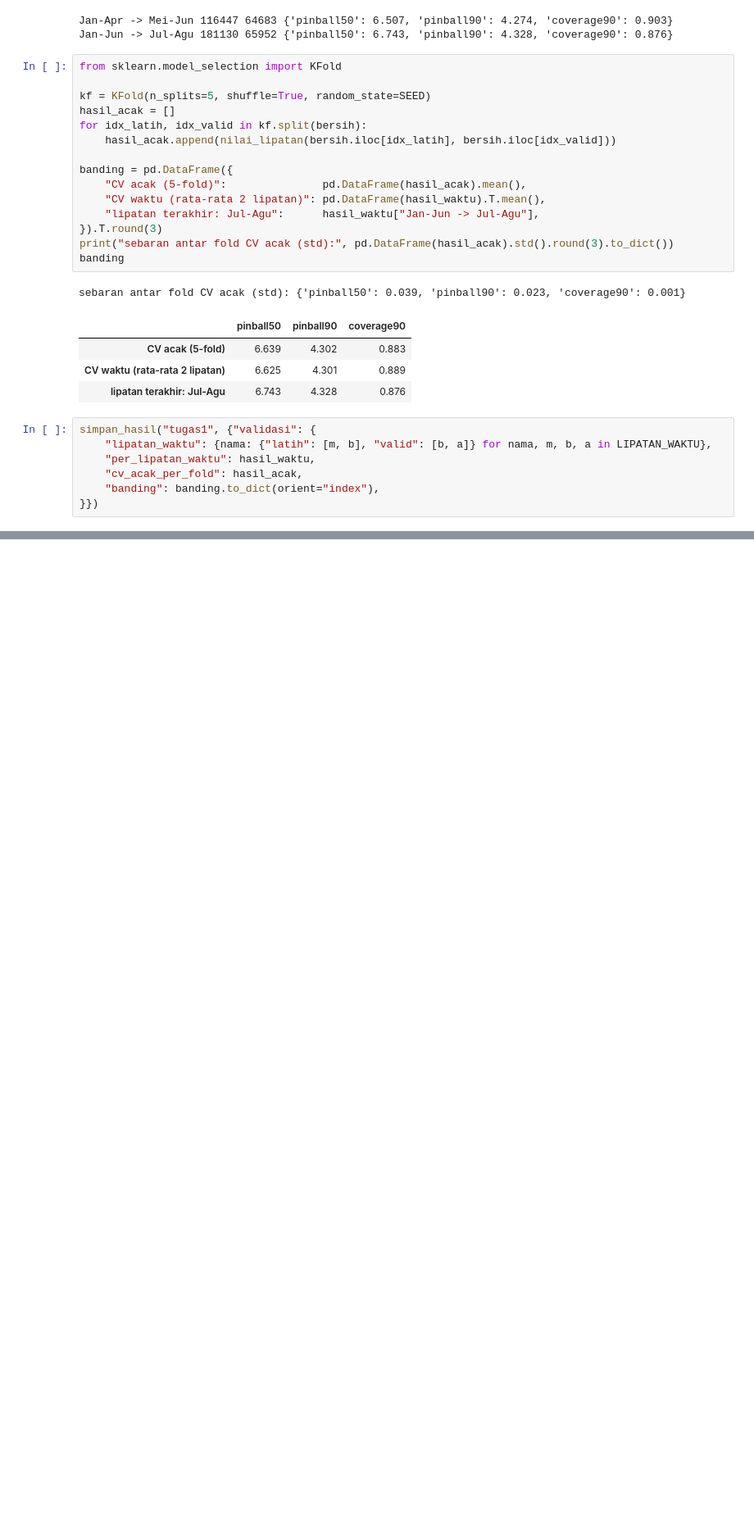
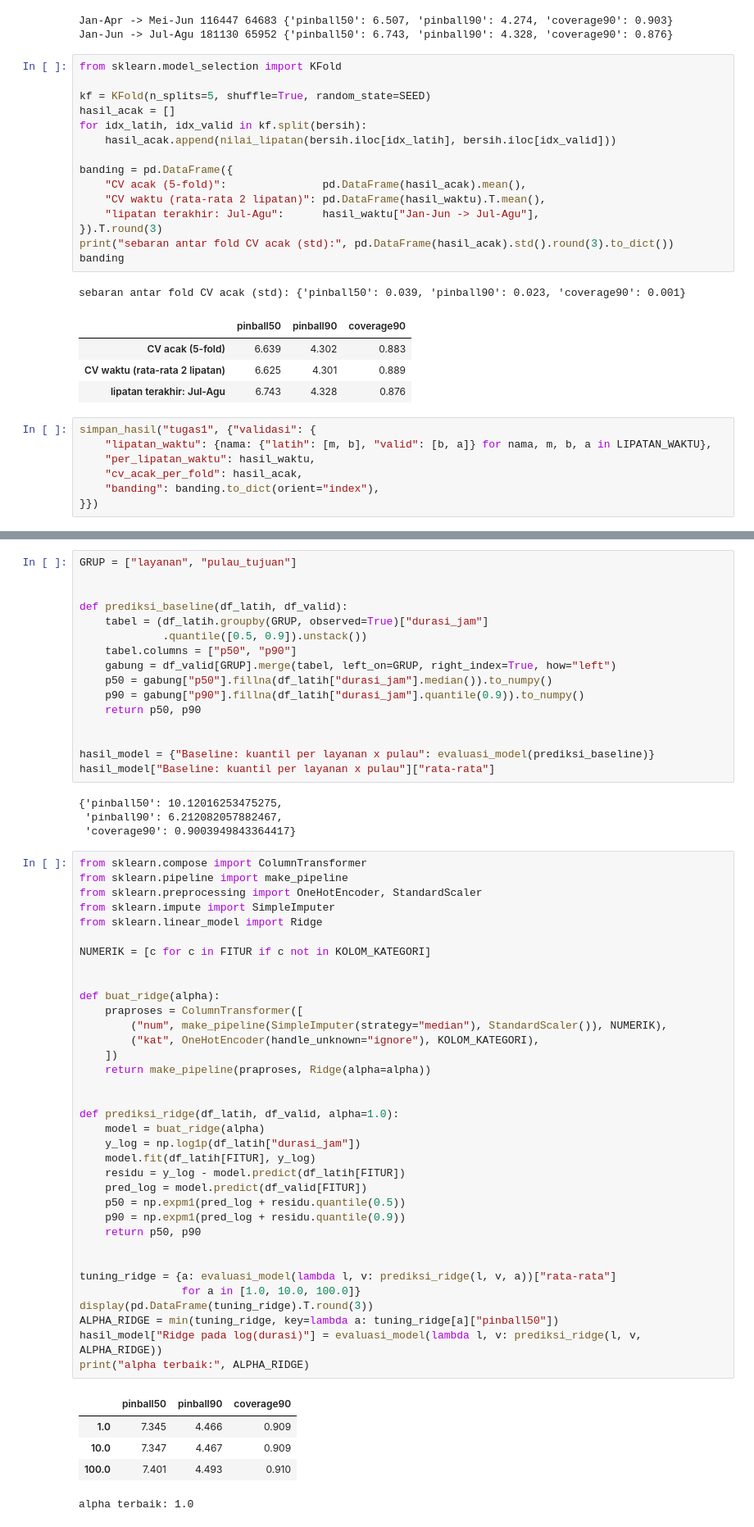
Before and after one commit to sebastianvettel1212/uts-ml, a Jupyter notebook: kode/01_regresi.ipynb, the cells around one changed output, grey strips where cells are left out. Shown at 82% size. Cells and saved outputs as stored; diff of their text form; blank space fills up the shorter version.

```diff
--- a/kode/01_regresi.ipynb
+++ b/kode/01_regresi.ipynb
@@ -375,0 +391,61 @@ simpan_hasil("tugas1", {"validasi": {
+# %%
+GRUP = ["layanan", "pulau_tujuan"]
+
+
+def prediksi_baseline(df_latih, df_valid):
+    tabel = (df_latih.groupby(GRUP, observed=True)["durasi_jam"]
+             .quantile([0.5, 0.9]).unstack())
+    tabel.columns = ["p50", "p90"]
+    gabung = df_valid[GRUP].merge(tabel, left_on=GRUP, right_index=True, how="left")
+    p50 = gabung["p50"].fillna(df_latih["durasi_jam"].median()).to_numpy()
+    p90 = gabung["p90"].fillna(df_latih["durasi_jam"].quantile(0.9)).to_numpy()
+    return p50, p90
+
+
+hasil_model = {"Baseline: kuantil per layanan x pulau": evaluasi_model(prediksi_baseline)}
+hasil_model["Baseline: kuantil per layanan x pulau"]["rata-rata"]
+# %% [output]
+{'pinball50': 10.12016253475275,
+ 'pinball90': 6.212082057882467,
+ 'coverage90': 0.9003949843364417}
+# %%
+from sklearn.compose import ColumnTransformer
+from sklearn.pipeline import make_pipeline
+from sklearn.preprocessing import OneHotEncoder, StandardScaler
+from sklearn.impute import SimpleImputer
+from sklearn.linear_model import Ridge
+
+NUMERIK = [c for c in FITUR if c not in KOLOM_KATEGORI]
+
+
+def buat_ridge(alpha):
+    praproses = ColumnTransformer([
+        ("num", make_pipeline(SimpleImputer(strategy="median"), StandardScaler()), NUMERIK),
+        ("kat", OneHotEncoder(handle_unknown="ignore"), KOLOM_KATEGORI),
+    ])
+    return make_pipeline(praproses, Ridge(alpha=alpha))
+
+
+def prediksi_ridge(df_latih, df_valid, alpha=1.0):
+    model = buat_ridge(alpha)
+    y_log = np.log1p(df_latih["durasi_jam"])
+    model.fit(df_latih[FITUR], y_log)
+    residu = y_log - model.predict(df_latih[FITUR])
+    pred_log = model.predict(df_valid[FITUR])
+    p50 = np.expm1(pred_log + residu.quantile(0.5))
+    p90 = np.expm1(pred_log + residu.quantile(0.9))
+    return p50, p90
+
+
+tuning_ridge = {a: evaluasi_model(lambda l, v: prediksi_ridge(l, v, a))["rata-rata"]
+                for a in [1.0, 10.0, 100.0]}
+display(pd.DataFrame(tuning_ridge).T.round(3))
+ALPHA_RIDGE = min(tuning_ridge, key=lambda a: tuning_ridge[a]["pinball50"])
+hasil_model["Ridge pada log(durasi)"] = evaluasi_model(lambda l, v: prediksi_ridge(l, v, ALPHA_RIDGE))
+print("alpha terbaik:", ALPHA_RIDGE)
+# %% [output]
+|  | pinball50 | pinball90 | coverage90 |
+| 1.0 | 7.345 | 4.466 | 0.909 |
+| 10.0 | 7.347 | 4.467 | 0.909 |
+| 100.0 | 7.401 | 4.493 | 0.910 |
+alpha terbaik: 1.0
```
Also changed, not shown: parts of 4 cells of this notebook, 1 other file.
